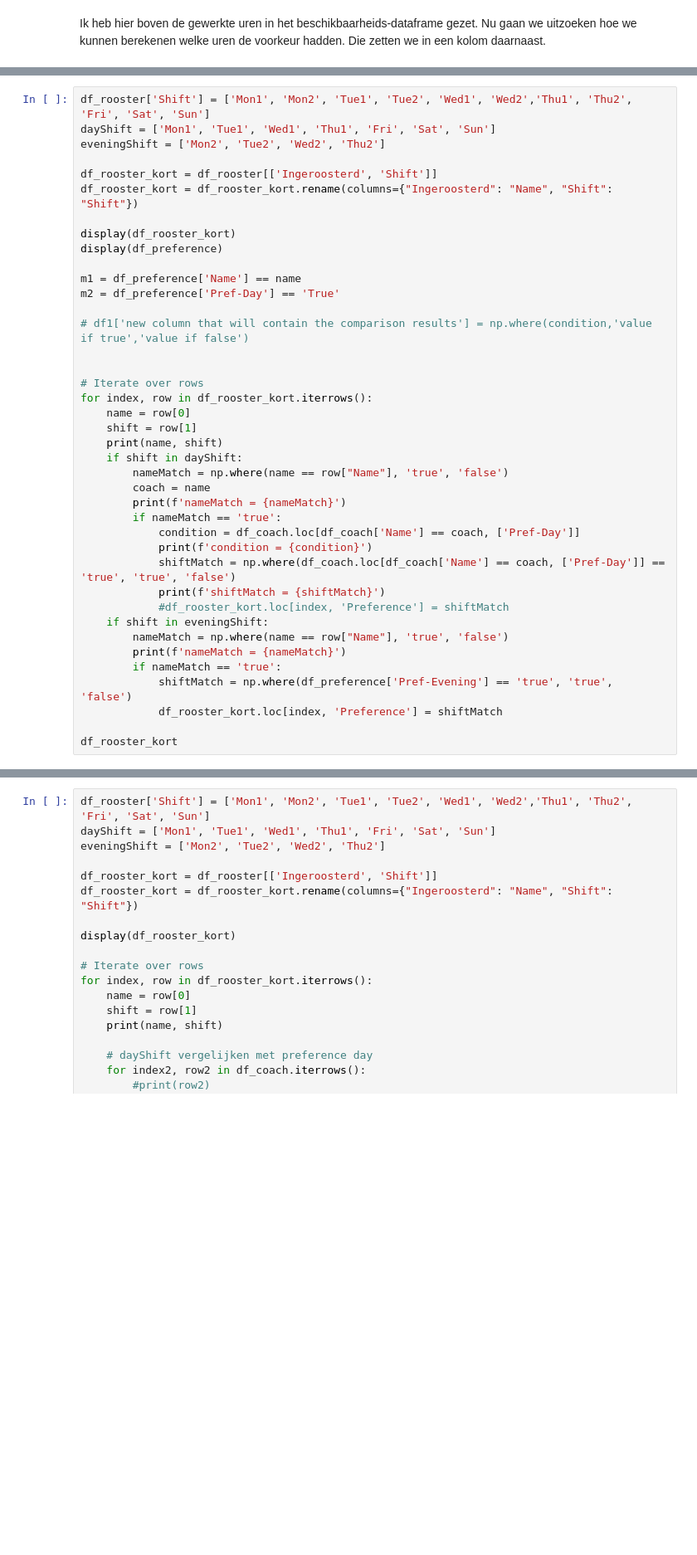
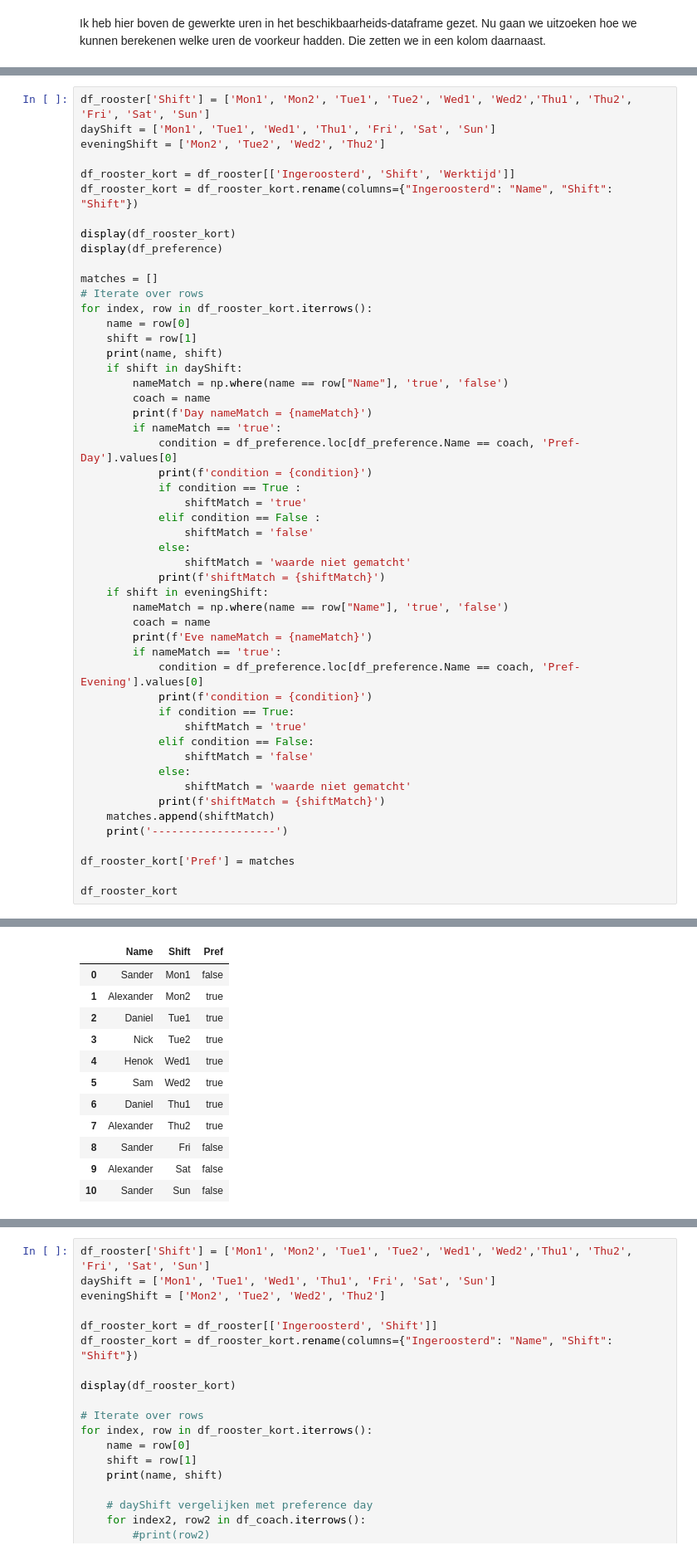
Before and after one commit to Boinkie/Community-opdracht-Week50-bit-academy, a Jupyter notebook: rooster.ipynb, the cells around one changed output, grey strips where cells are left out. Shown at 83% size. Saved outputs shown, nothing was run; the diff lists cells and outputs as text; blank space fills up the shorter version.

```diff
--- a/rooster.ipynb
+++ b/rooster.ipynb
@@ -286,18 +289,13 @@ df_rooster['Shift'] = ['Mon1', 'Mon2', 'Tue1', 'Tue2', 'Wed1', 'Wed2','Thu1', 'T
 dayShift = ['Mon1', 'Tue1', 'Wed1', 'Thu1', 'Fri', 'Sat', 'Sun']
 eveningShift = ['Mon2', 'Tue2', 'Wed2', 'Thu2']
 
-df_rooster_kort = df_rooster[['Ingeroosterd', 'Shift']]
+df_rooster_kort = df_rooster[['Ingeroosterd', 'Shift', 'Werktijd']]
 df_rooster_kort = df_rooster_kort.rename(columns={"Ingeroosterd": "Name", "Shift": "Shift"})
 
 display(df_rooster_kort)
 display(df_preference)
 
-m1 = df_preference['Name'] == name
-m2 = df_preference['Pref-Day'] == 'True'
-
-# df1['new column that will contain the comparison results'] = np.where(condition,'value if true','value if false')
-
-
+matches = []
 # Iterate over rows
 for index, row in df_rooster_kort.iterrows():
     name = row[0]
@@ -306,19 +304,35 @@ for index, row in df_rooster_kort.iterrows():
     if shift in dayShift:
         nameMatch = np.where(name == row["Name"], 'true', 'false')
         coach = name
-        print(f'nameMatch = {nameMatch}')
+        print(f'Day nameMatch = {nameMatch}')
         if nameMatch == 'true':
-            condition = df_coach.loc[df_coach['Name'] == coach, ['Pref-Day']]
+            condition = df_preference.loc[df_preference.Name == coach, 'Pref-Day'].values[0]
             print(f'condition = {condition}')
-            shiftMatch = np.where(df_coach.loc[df_coach['Name'] == coach, ['Pref-Day']] == 'true', 'true', 'false')
+            if condition == True :
+                shiftMatch = 'true'
+            elif condition == False :
+                shiftMatch = 'false'
+            else:
+                shiftMatch = 'waarde niet gematcht'
             print(f'shiftMatch = {shiftMatch}')
-            #df_rooster_kort.loc[index, 'Preference'] = shiftMatch
     if shift in eveningShift:
         nameMatch = np.where(name == row["Name"], 'true', 'false')
-        print(f'nameMatch = {nameMatch}')
+        coach = name
+        print(f'Eve nameMatch = {nameMatch}')
         if nameMatch == 'true':
-            shiftMatch = np.where(df_preference['Pref-Evening'] == 'true', 'true', 'false')
-            df_rooster_kort.loc[index, 'Preference'] = shiftMatch
+            condition = df_preference.loc[df_preference.Name == coach, 'Pref-Evening'].values[0]
+            print(f'condition = {condition}')
+            if condition == True:
+                shiftMatch = 'true'
+            elif condition == False:
+                shiftMatch = 'false'
+            else:
+                shiftMatch = 'waarde niet gematcht'
+            print(f'shiftMatch = {shiftMatch}')
+    matches.append(shiftMatch)
+    print('-------------------')
+
+df_rooster_kort['Pref'] = matches
 
 df_rooster_kort
 # %% [output]
@@ -359,3 +375,15 @@ ValueError: Must have equal len keys and value when setting with an iterable
+|  | Name | Shift | Pref |
+| 0 | Sander | Mon1 | false |
+| 1 | Alexander | Mon2 | true |
+| 2 | Daniel | Tue1 | true |
+| 3 | Nick | Tue2 | true |
+| 4 | Henok | Wed1 | true |
+| 5 | Sam | Wed2 | true |
+| 6 | Daniel | Thu1 | true |
+| 7 | Alexander | Thu2 | true |
+| 8 | Sander | Fri | false |
+| 9 | Alexander | Sat | false |
+| 10 | Sander | Sun | false |
 # %%
  # dayShift vergelijken met preference day
     if df_rooster_kort['Shift'] in dayShift
```
Also changed, not shown: parts of 4 cells of this notebook.
